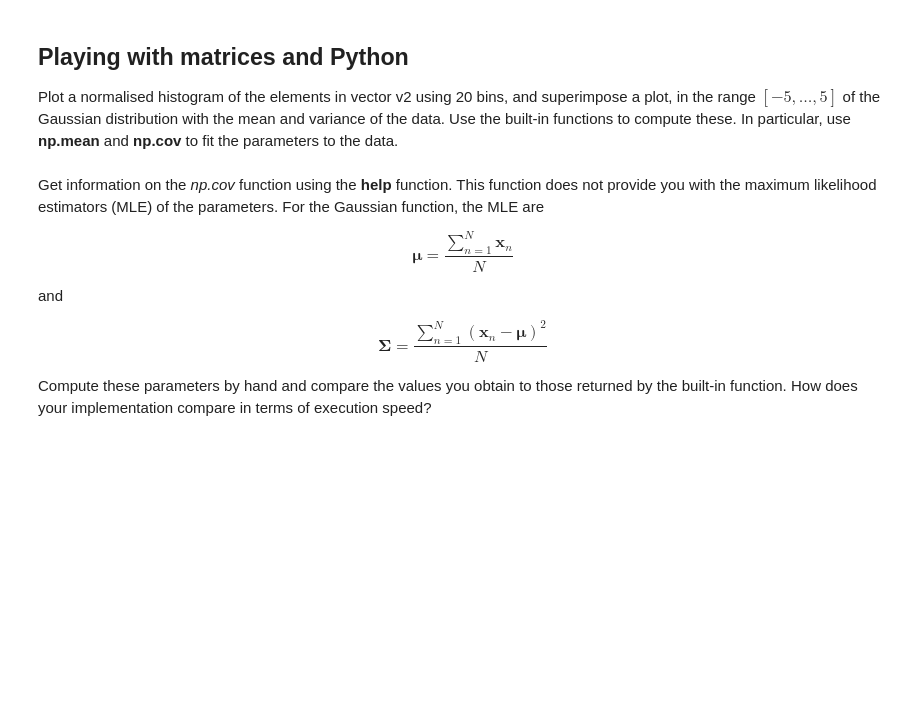
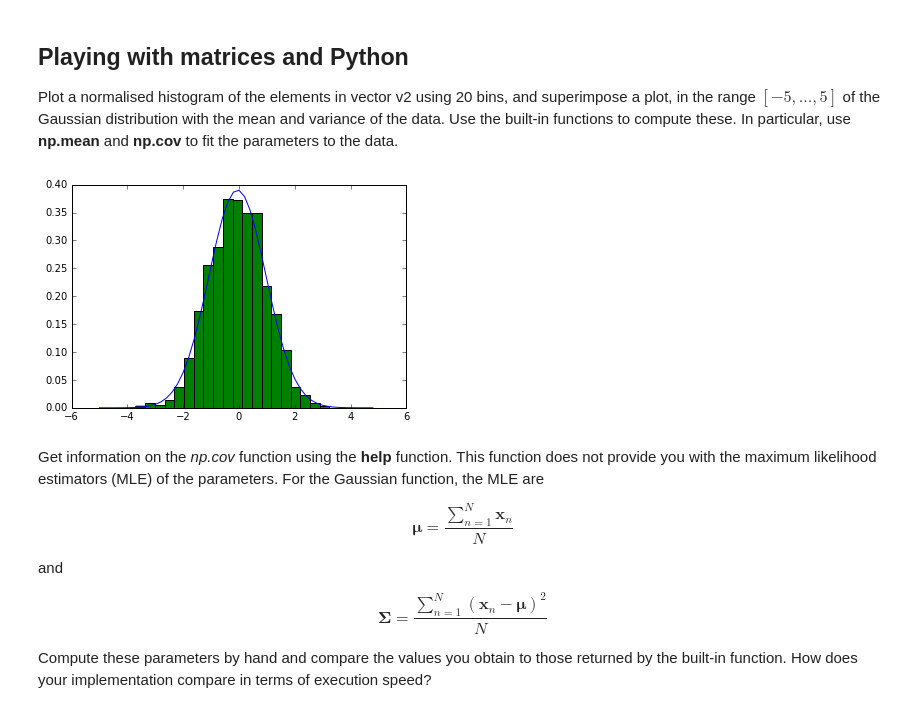
Before and after one commit to thomasbrus/machine-learning, a Jupyter notebook: practicum/week-1/lab-1.ipynb, the cells around one changed output. Saved outputs shown, nothing was run; the diff lists cells and outputs as text; code cells hidden in the pictures; blank space fills up the shorter version.

Commit message:
Added another solution (plotting the histogram)

```diff
--- a/practicum/week-1/lab-1.ipynb
+++ b/practicum/week-1/lab-1.ipynb
@@ -75,6 +75,15 @@ plt.show()
 ## Playing with matrices and Python
 
 Plot a normalised histogram of the elements in vector v2 using 20 bins, and superimpose a plot, in the range $[−5, \dots , 5]$ of the Gaussian distribution with the mean and variance of the data. Use the built-in functions to compute these. In particular, use **np.mean** and **np.cov** to fit the parameters to the data.
+# %%
+v2 = d['v2']
+
+plt.plot(x, stats.norm.pdf(x, np.mean(v2), np.cov(v2, rowvar=0)), label='mu=0,sdv=1')
+plt.hist(v2, bins=20, normed=True)
+
+plt.show()
+# %% [output]
+[figure, added]
 # %% [markdown]
 Get information on the *np.cov* function using the **help** function. This function does not provide you with the maximum likelihood estimators (MLE) of the parameters. For the Gaussian function, the MLE are
 
```
